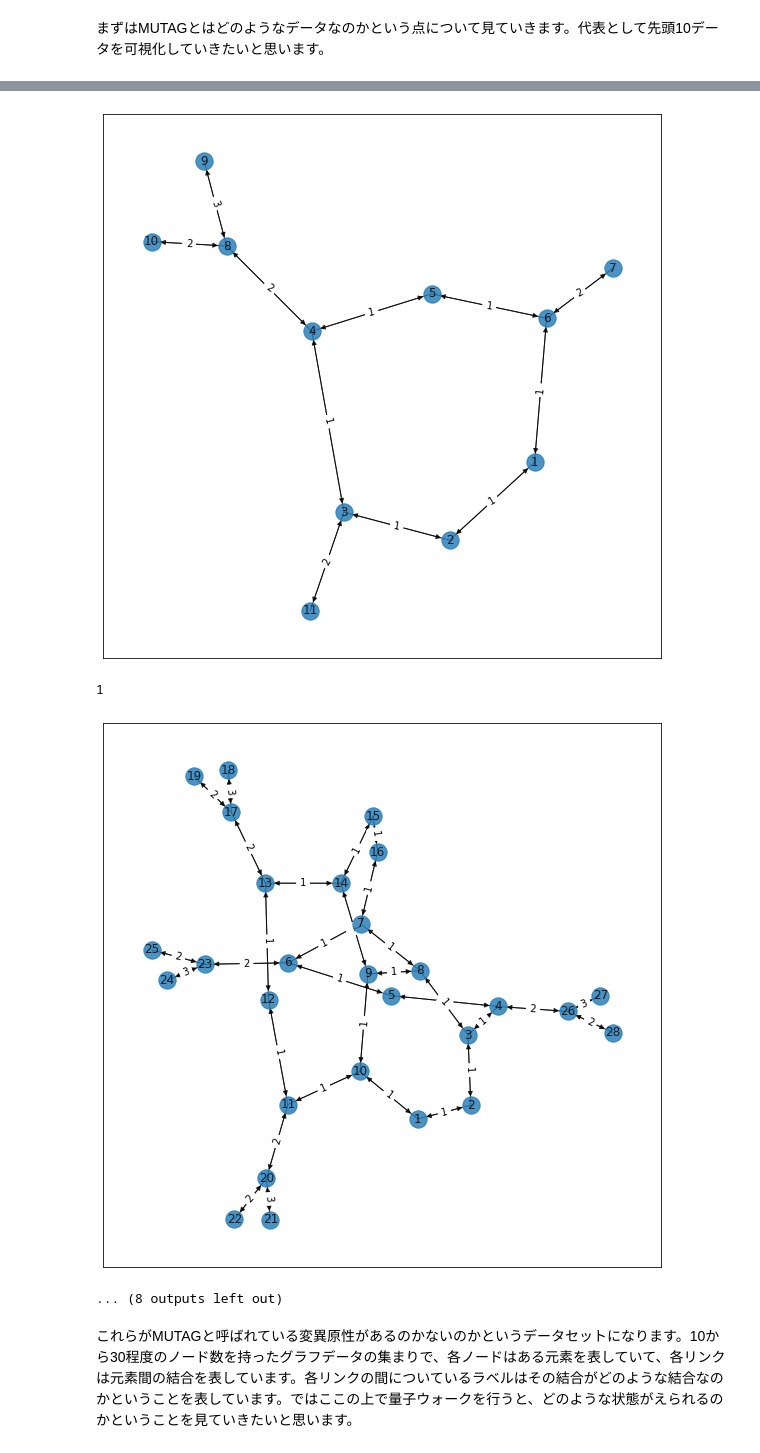
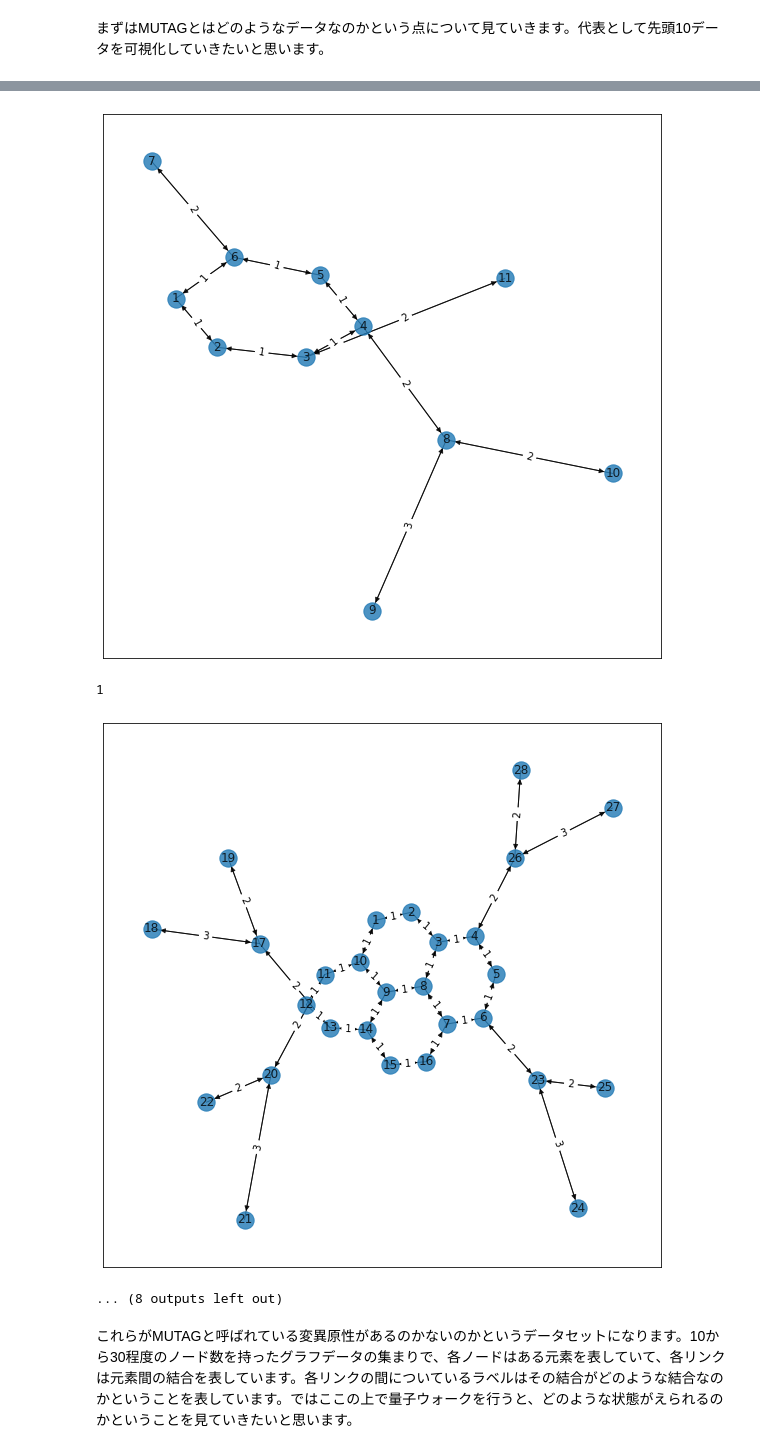
Before and after one commit to qwqmlf/qwgc, a Jupyter notebook: notebook/qwgc_tutorial.ipynb, the cells around one changed output, grey strips where cells are left out. Saved outputs shown, nothing was run; the diff lists cells and outputs as text; code cells hidden in the pictures.

```diff
--- a/notebook/qwgc_tutorial.ipynb
+++ b/notebook/qwgc_tutorial.ipynb
@@ -50,7 +50,7 @@ for d, l in zip(data_x[:10], data_y[:10]):
     subtract = max(d[1].keys())
     G.add_nodes_from(nodes)
     G.add_weighted_edges_from(edges)
-    pos = nx.spring_layout(G)
+    pos = nx.kamada_kawai_layout(G)
     edge_labels = {(i, j): w['weight'] for i, j, w in G.edges(data=True)}
     nx.draw_networkx_edge_labels(G, pos, edge_labels=edge_labels)
     nx.draw_networkx(G, pos, with_labels=True, alpha=0.8)
@@ -67,7 +67,7 @@ for d, l in zip(data_x[:10], data_y[:10]):
 -1
-[figure, old version]
+[figure, new version]
 1
-[figure, old version]
+[figure, new version]
 ... (8 outputs left out)
 # %% [markdown]
 これらがMUTAGと呼ばれている変異原性があるのかないのかというデータセットになります。10から30程度のノード数を持ったグラフデータの集まりで、各ノードはある元素を表していて、各リンクは元素間の結合を表しています。各リンクの間についているラベルはその結合がどのような結合なのかということを表しています。ではここの上で量子ウォークを行うと、どのような状態がえられるのかということを見ていきたいと思います。
```
Also changed, not shown: parts of 1 cell of this notebook, 8 other files.
